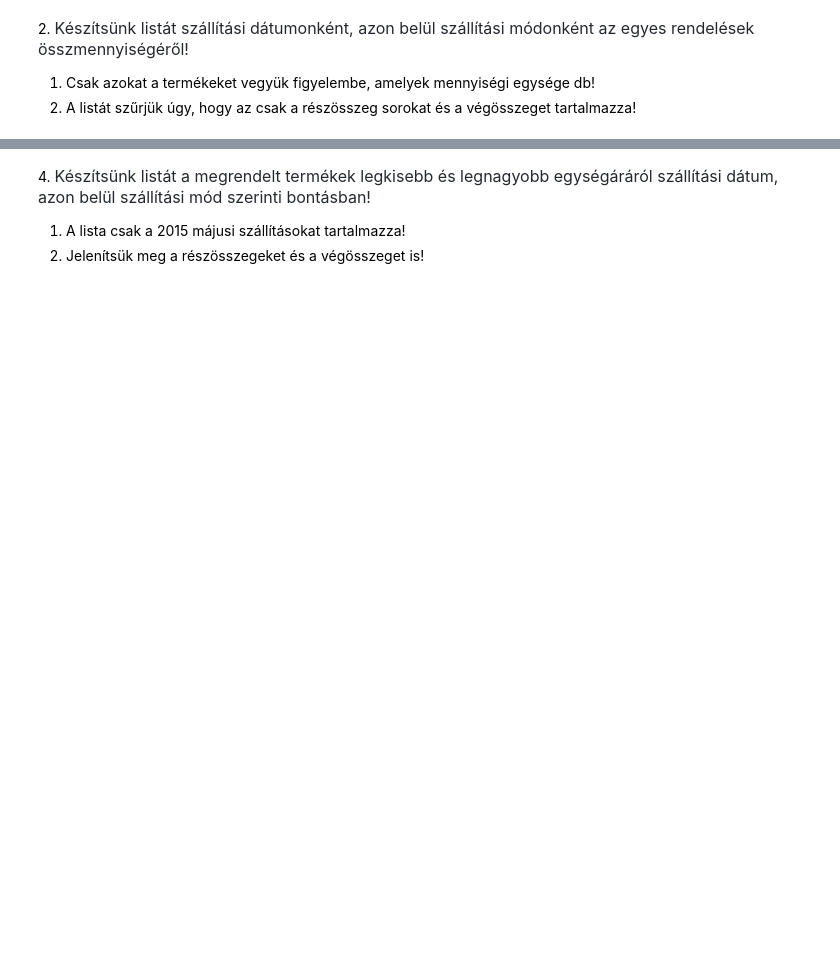
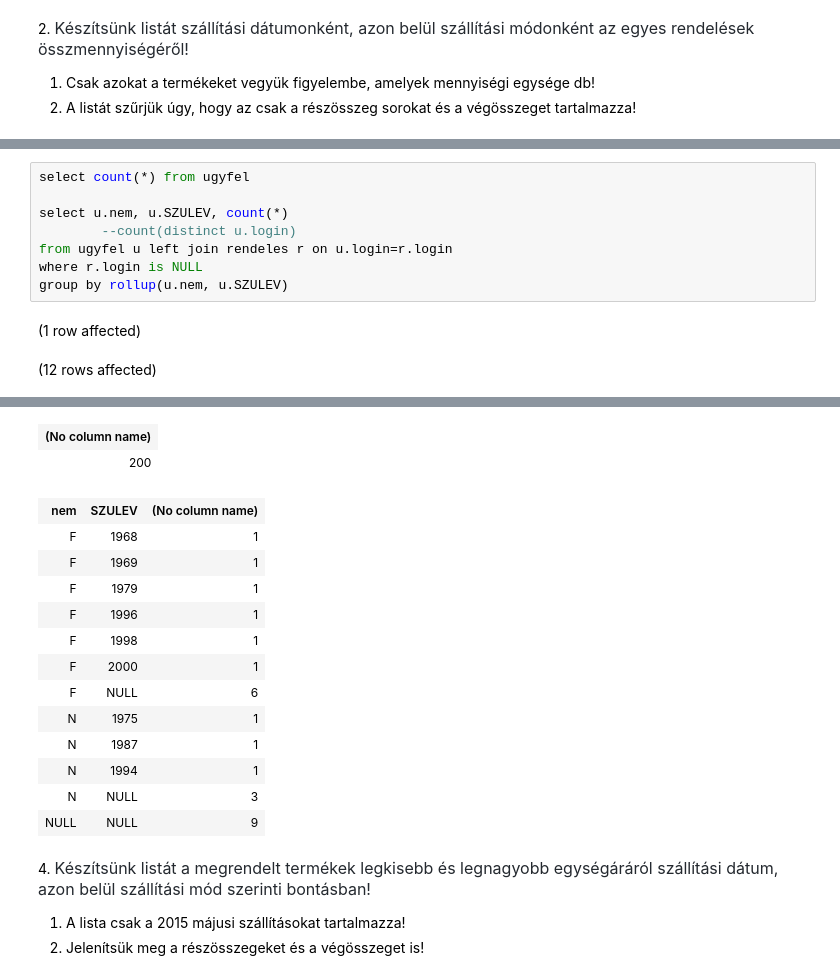
Before and after one commit to rttjnk/adatbazis, a Jupyter notebook: gyakorlat05_feladatok.ipynb, the cells around one changed output, grey strips where cells are left out. Drawn from its saved outputs; the diff is of its cells as text; blank space fills up the shorter version.

```diff
--- a/gyakorlat05_feladatok.ipynb
+++ b/gyakorlat05_feladatok.ipynb
@@ -55,3 +71,14 @@ Total execution time: 00:00:00.377
 2. A lista tartalmazza a részösszegeket és a végösszeget is!
 
 ![](https://moodle.uni-corvinus.hu/theme/image.php/adaptable/atto_h5p/1709548862/icon)
+# %%
+select count(*) from ugyfel
+
+select u.nem, u.SZULEV, count(*)
+        --count(distinct u.login)
+from ugyfel u left join rendeles r on u.login=r.login
+where r.login is NULL
+group by rollup(u.nem, u.SZULEV)
+# %% [output]
+(1 row affected)
+(12 rows affected)
@@ -58,3 +86,18 @@ Total execution time: 00:00:00.377
+| (No column name) |
+| 200 |
+| nem | SZULEV | (No column name) |
+| F | 1968 | 1 |
+| F | 1969 | 1 |
+| F | 1979 | 1 |
+| F | 1996 | 1 |
+| F | 1998 | 1 |
+| F | 2000 | 1 |
+| F | NULL | 6 |
+| N | 1975 | 1 |
+| N | 1987 | 1 |
+| N | 1994 | 1 |
+| N | NULL | 3 |
+| NULL | NULL | 9 |
 # %% [markdown]
 4. <span style="color: rgb(36, 41, 47); font-family: -apple-system, BlinkMacSystemFont, &quot;Segoe UI&quot;, Helvetica, Arial, sans-serif, &quot;Apple Color Emoji&quot;, &quot;Segoe UI Emoji&quot;; font-size: 16px;">Készítsünk listát a megrendelt termékek legkisebb és legnagyobb egységáráról szállítási dátum, azon belül szállítási mód szerinti bontásban!</span>
 
```
Also changed, not shown: parts of 4 cells of this notebook.
